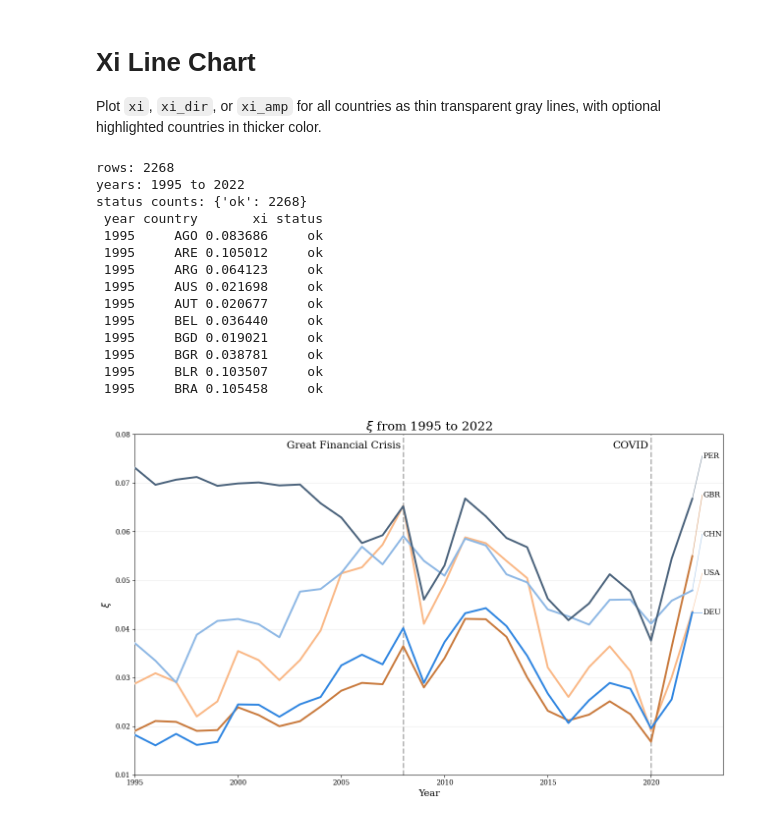
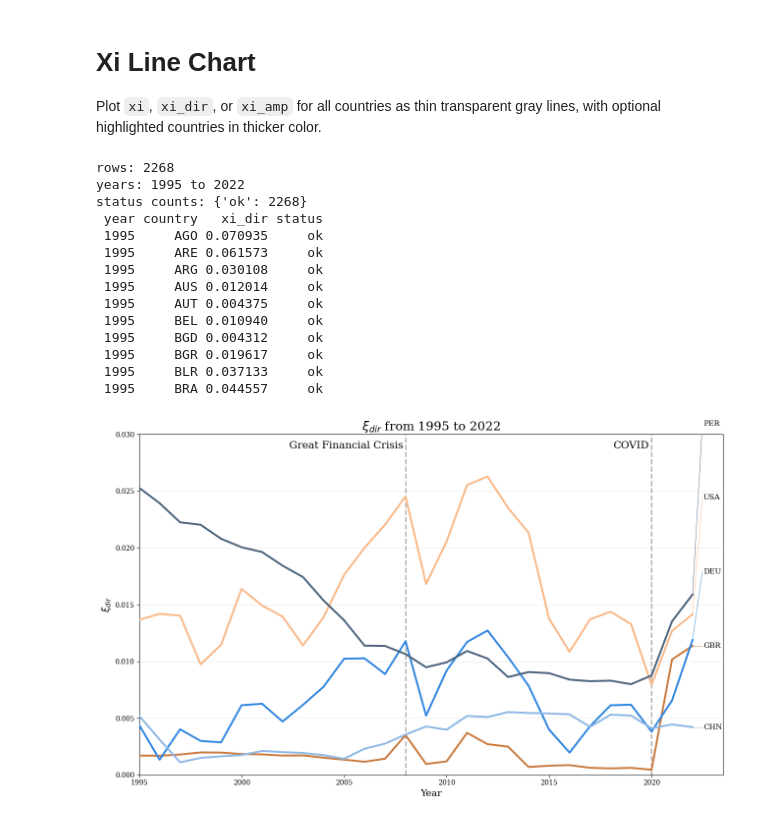
Before and after one commit to Hotstopper/icio-exogenous-pass-through, a Jupyter notebook: notebooks/xi_line_chart.ipynb, the cells around one changed output. Cells and saved outputs as stored; diff of their text form; code cells hidden in the pictures.

```diff
--- a/notebooks/xi_line_chart.ipynb
+++ b/notebooks/xi_line_chart.ipynb
@@ -27,7 +27,7 @@ import matplotlib.pyplot as plt
 # %%
 cfg = load_config('config/default.yaml')
 variant = None  # None -> inferred from config (regular/extended)
-metric = 'xi'  # 'xi', 'xi_dir', 'xi_amp_1', 'xi_amp_2', 'xi_amp', 'share', 'share_amp_1', or 'share_amp_2'
+metric = 'xi_dir'  # 'xi', 'xi_dir', 'xi_amp_1', 'xi_amp_2', 'xi_amp', 'share', 'share_amp_1', or 'share_amp_2'
 yscale = 'linear'  # linear, log, or symlog
 highlight_countries = ['USA', 'GBR', 'DEU', 'CHN', 'PER']  # optional: highlight specific countries
 #['UKR', 'CHN', 'IND', 'BRA', 'MEX'] selection of developing countries with large populations and/or land area, and significant global influence
@@ -62,17 +62,17 @@ print(df_preview[['year', 'country', metric, 'status']].head(10).to_string(index
 rows: 2268
 years: 1995 to 2022
 status counts: {'ok': 2268}
- year country       xi status
- 1995     AGO 0.083686     ok
- 1995     ARE 0.105012     ok
- 1995     ARG 0.064123     ok
- 1995     AUS 0.021698     ok
- 1995     AUT 0.020677     ok
- 1995     BEL 0.036440     ok
- 1995     BGD 0.019021     ok
- 1995     BGR 0.038781     ok
- 1995     BLR 0.103507     ok
- 1995     BRA 0.105458     ok
+ year country   xi_dir status
+ 1995     AGO 0.070935     ok
+ 1995     ARE 0.061573     ok
+ 1995     ARG 0.030108     ok
+ 1995     AUS 0.012014     ok
+ 1995     AUT 0.004375     ok
+ 1995     BEL 0.010940     ok
+ 1995     BGD 0.004312     ok
+ 1995     BGR 0.019617     ok
+ 1995     BLR 0.037133     ok
+ 1995     BRA 0.044557     ok
 # %%
 from cycler import cycler
 
@@ -105,33 +105,34 @@ plot_xi_country_lines(
     lw_bg=0.8,
     lw_hi=2.8,
     use_end_labels=True,
     show_legend=False,
     end_label_fontsize=end_label_fontsize,
     label_pad_years=label_pad_years,
     reference_year_labels=reference_year_labels,
     reference_label_y=reference_label_y,
     reference_label_x_offset=reference_label_x_offset,
     reference_label_rotation=reference_label_rotation,
     reference_label_fontsize=reference_label_fontsize,
     reference_label_color=reference_label_color,
     reference_label_ha=reference_label_ha,
     ax=ax,
 )
 
 '''
 ymin = 0.003
 ymax = 0.10
 ax.set_ylim(ymin, ymax)   # lower, upper
 '''
 
-ymin = 0.01
-ymax = 0.08
+ymin = 0.00
+ymax = 0.03
 ax.set_ylim(ymin, ymax)   # lower, upper
 ax.set_title(rf"{metric_label} from 1995 to 2022", fontfamily="serif", fontsize=18)
 ax.set_ylabel(rf"{metric_label}", fontfamily='serif', fontsize=14)
 ax.set_xlabel(rf"Year", fontfamily='serif', fontsize=14)
 
 plt.tight_layout()
+#plt.savefig('xi_line_chart.pdf', bbox_inches='tight', dpi=300)
 plt.show()
 # %% [output]
-[figure, old version]
+[figure, new version]
```
Also changed, not shown: 26 other files.
